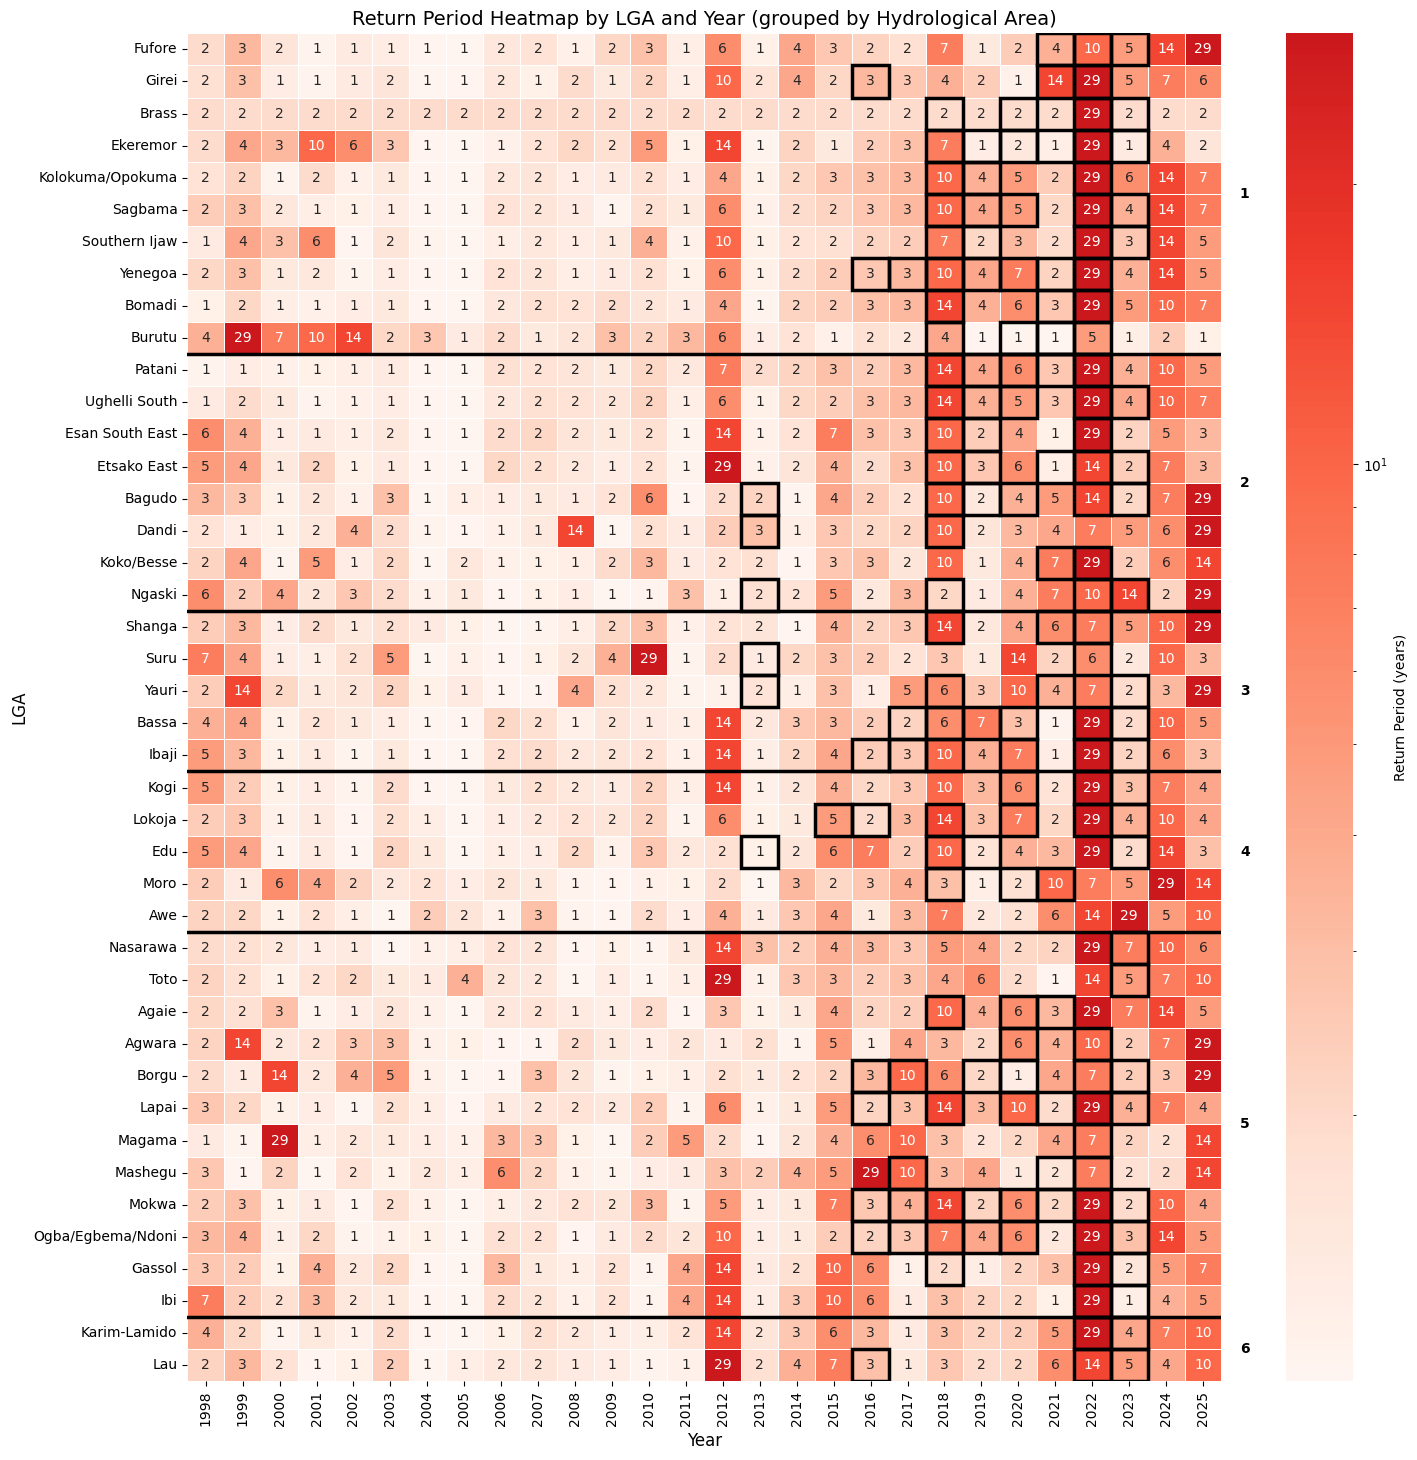
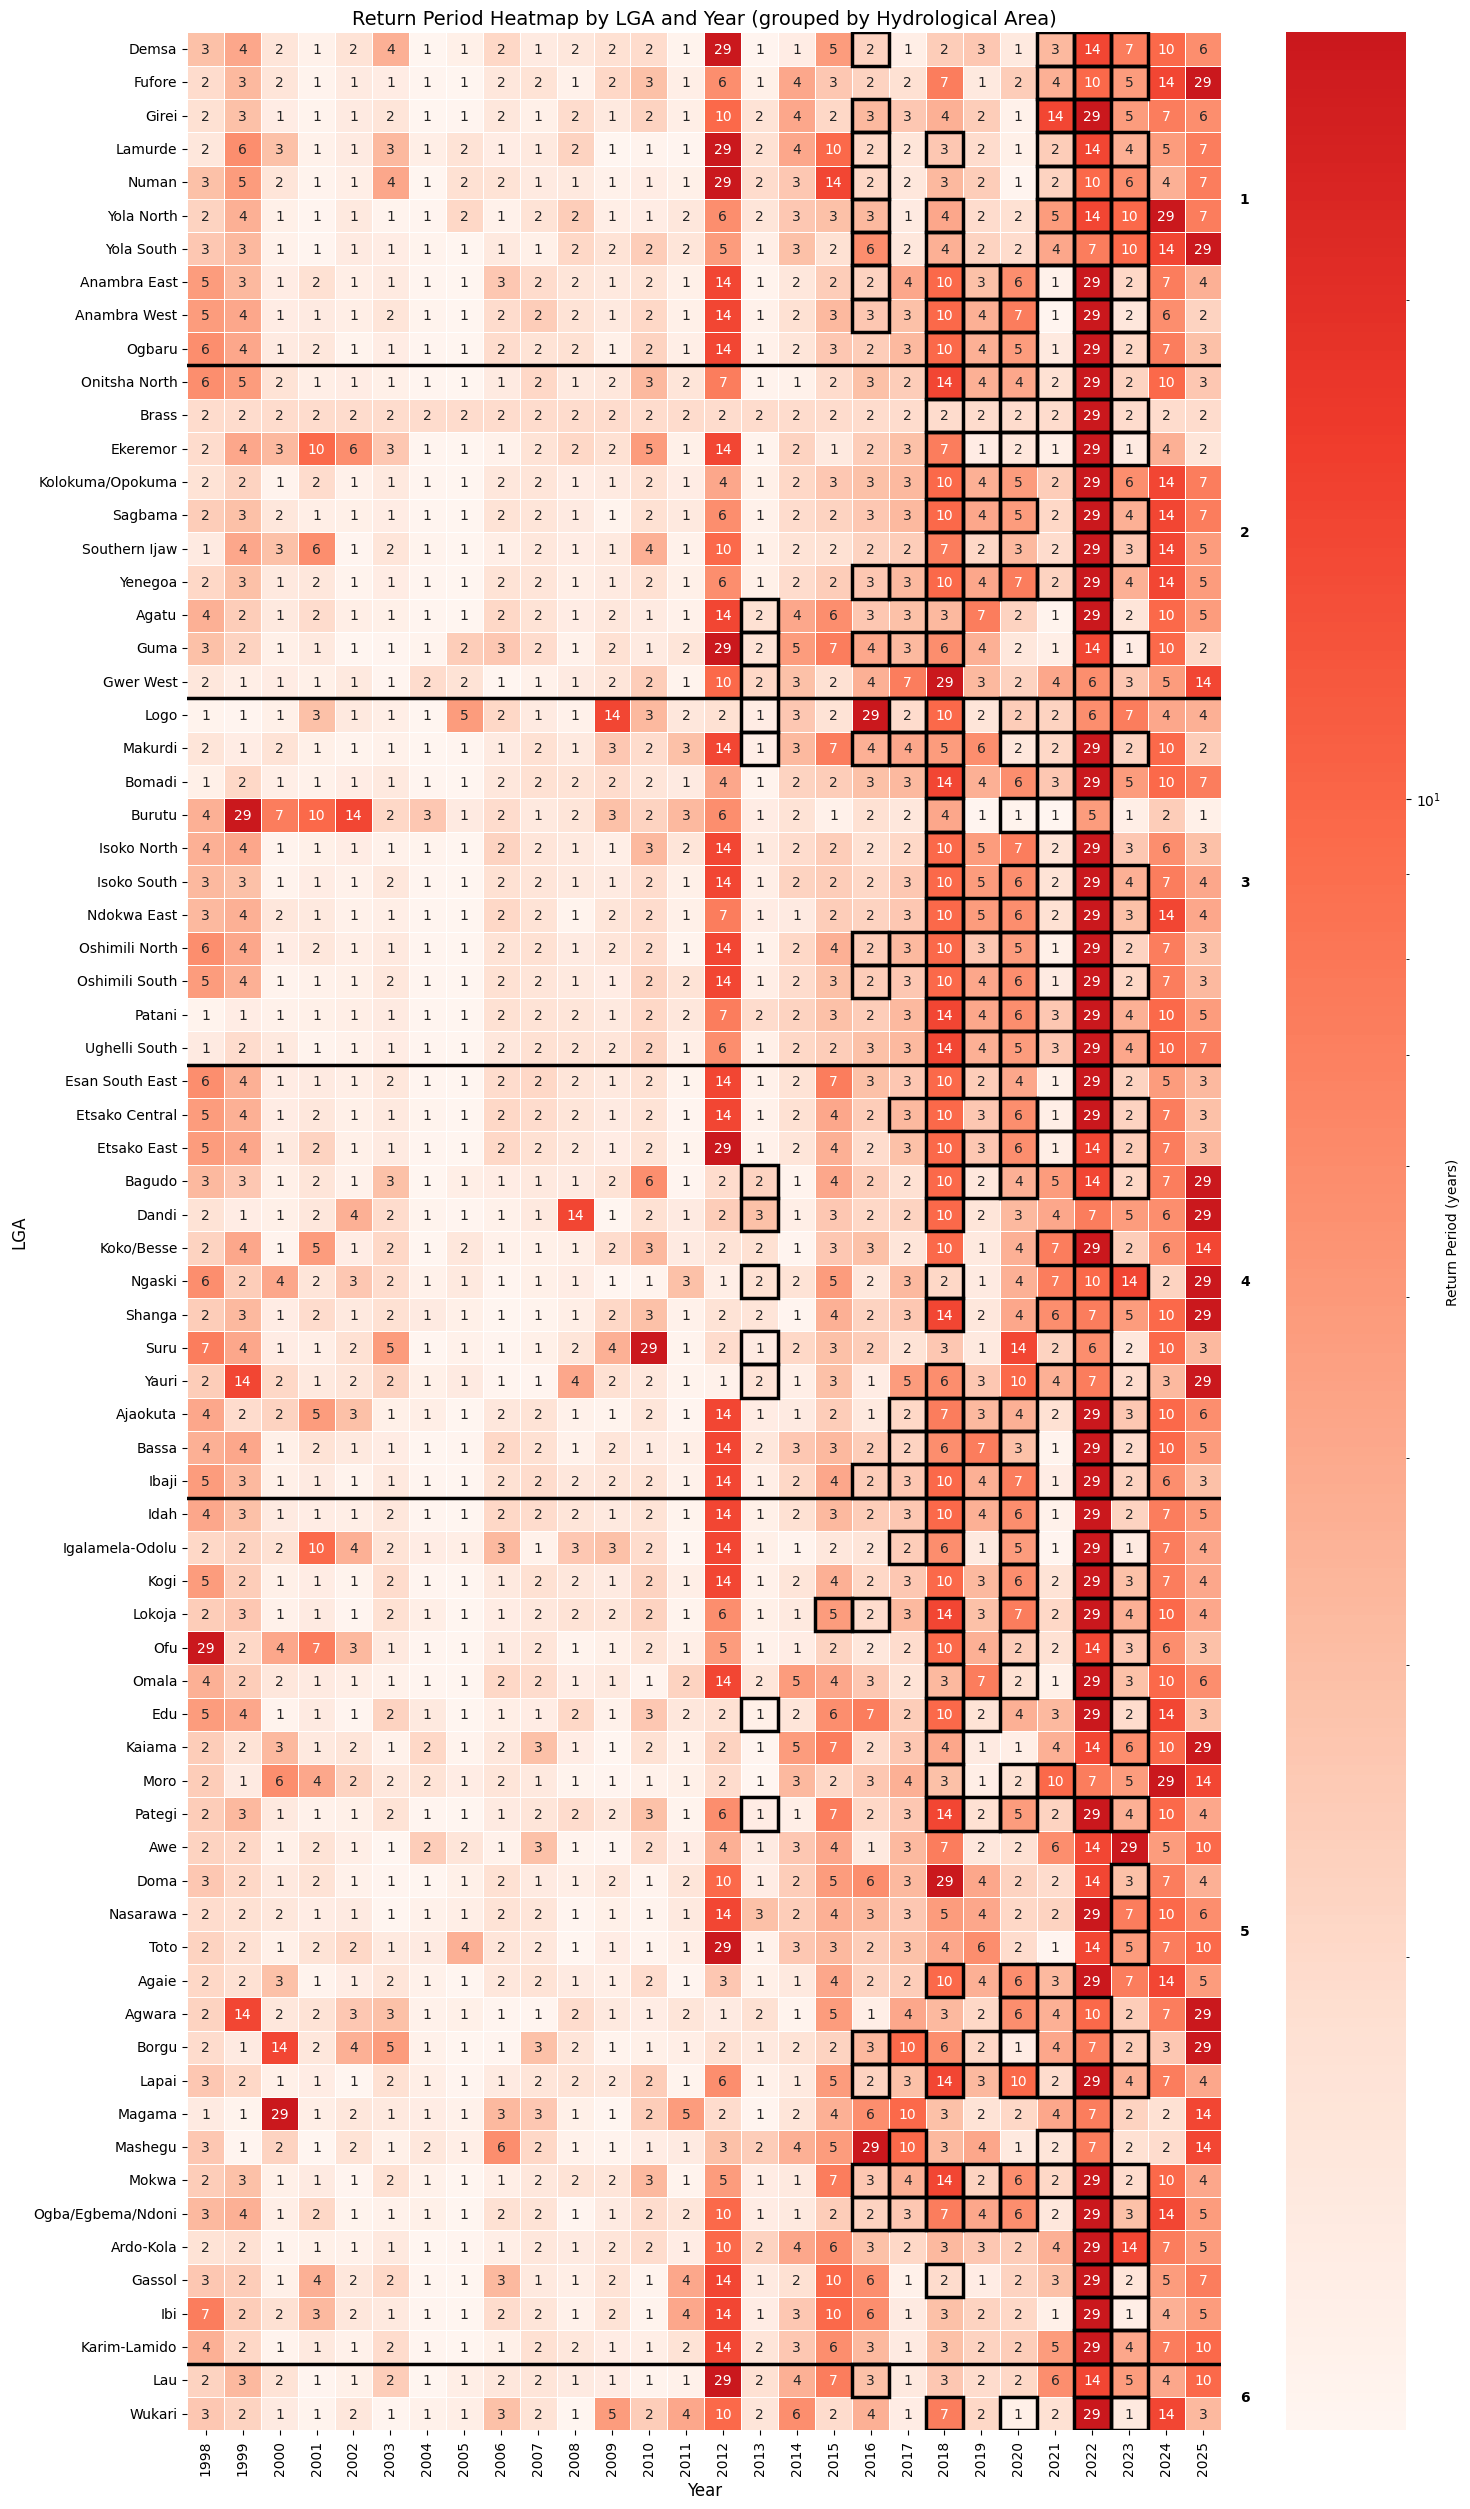
The notebook cell's code change between the first figure and the second:
--- before
+++ after
@@ -86,4 +86,4 @@
 
 plt.tight_layout()
-plt.show()
-# plt.savefig("figures/return_period_heatmap.png", dpi=300)
+# plt.show()
+plt.savefig("figures/return_period_heatmap.png", dpi=200)

Commit: add more lgas